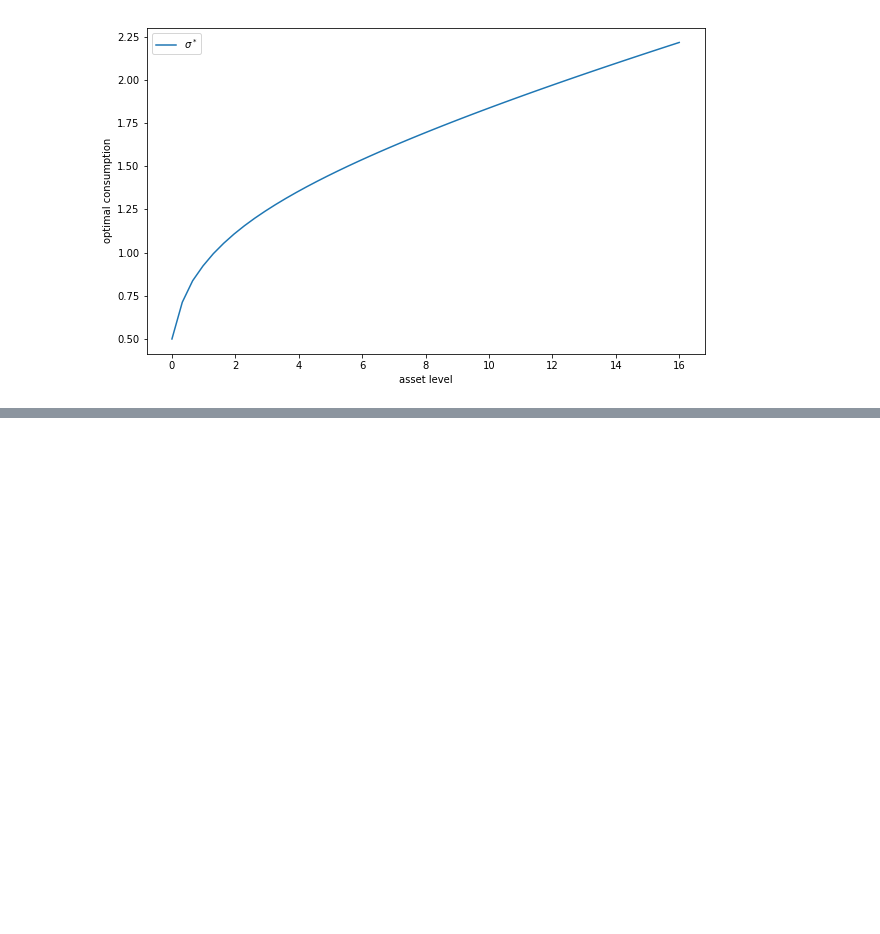
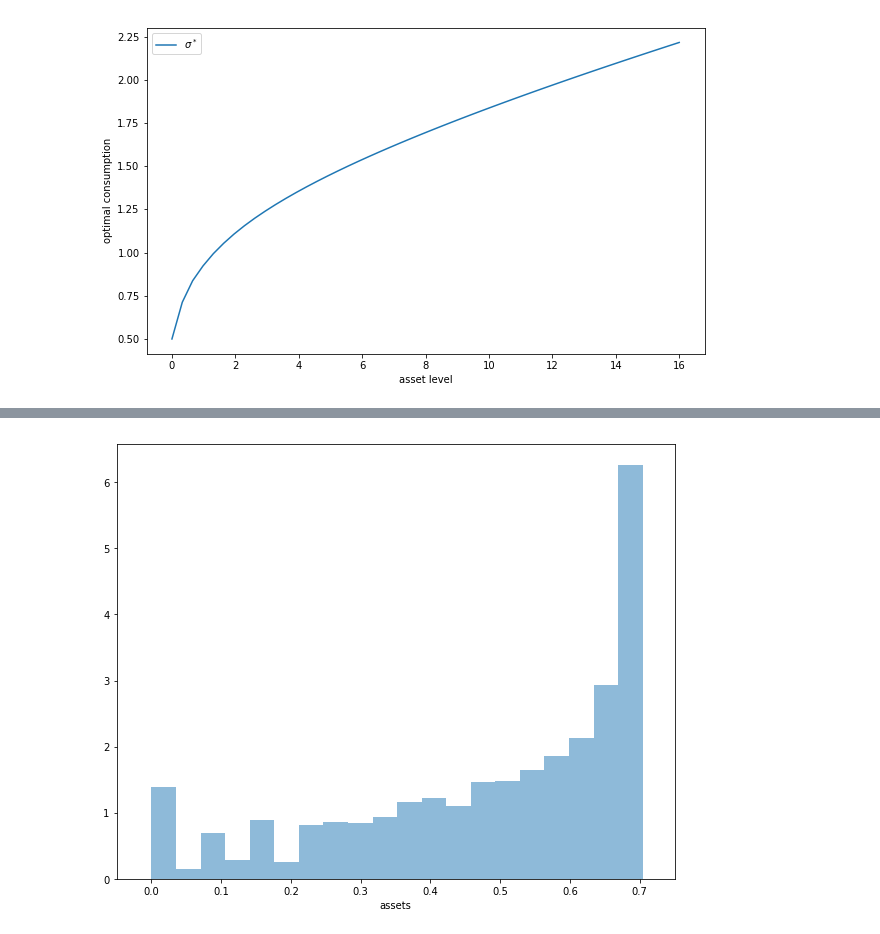
Before and after one commit to PanPip/QuantEcon_Tasks, a Jupyter notebook: Dynamic_programming.ipynb, the cells around one changed output, grey strips where cells are left out. Cells and saved outputs as stored; diff of their text form; code cells hidden in the pictures; blank space fills up the shorter version.

```diff
--- a/Dynamic_programming.ipynb
+++ b/Dynamic_programming.ipynb
@@ -2653,0 +2676,28 @@ Converged in 41 iterations.
+# %%
+def compute_asset_series(cp, T=500000, verbose=False):
+    """
+    Simulates a time series of length T for assets, given optimal
+    savings behavior.
+
+    cp is an instance of ConsumerProblem
+    """
+    Π, z_vals, R = cp.Π, cp.z_vals, cp.R  # Simplify names
+    mc = MarkovChain(Π)
+    σ_star = solve_model(cp, verbose=False)
+    cf = lambda a, i_z: interp(cp.asset_grid, σ_star[:, i_z], a)
+    a = np.zeros(T+1)
+    z_seq = mc.simulate(T)
+    for t in range(T):
+        i_z = z_seq[t]
+        a[t+1] = R * a[t] + z_vals[i_z] - cf(a[t], i_z)
+    return a
+
+cp = ConsumerProblem(r=0.03, grid_max=4)
+a = compute_asset_series(cp)
+
+fig, ax = plt.subplots(figsize=(10, 8))
+ax.hist(a, bins=20, alpha=0.5, density=True)
+ax.set(xlabel='assets', xlim=(-0.05, 0.75))
+plt.show()
+# %% [output]
+[figure, added]
```
Also changed, not shown: parts of 5 cells of this notebook, 3 other files.
